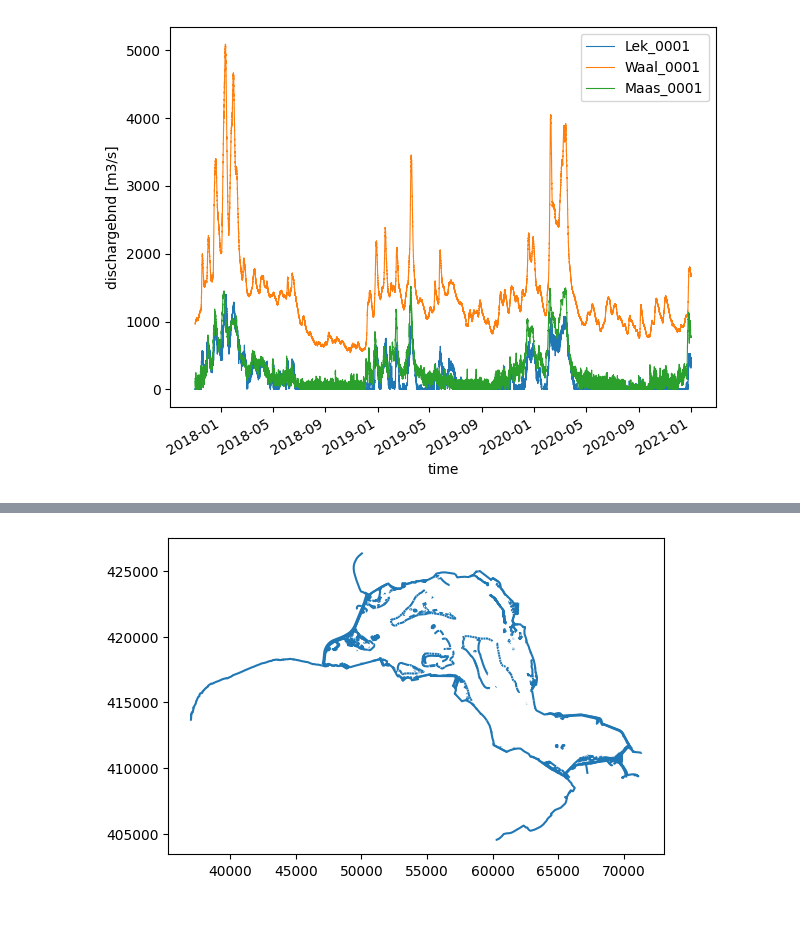
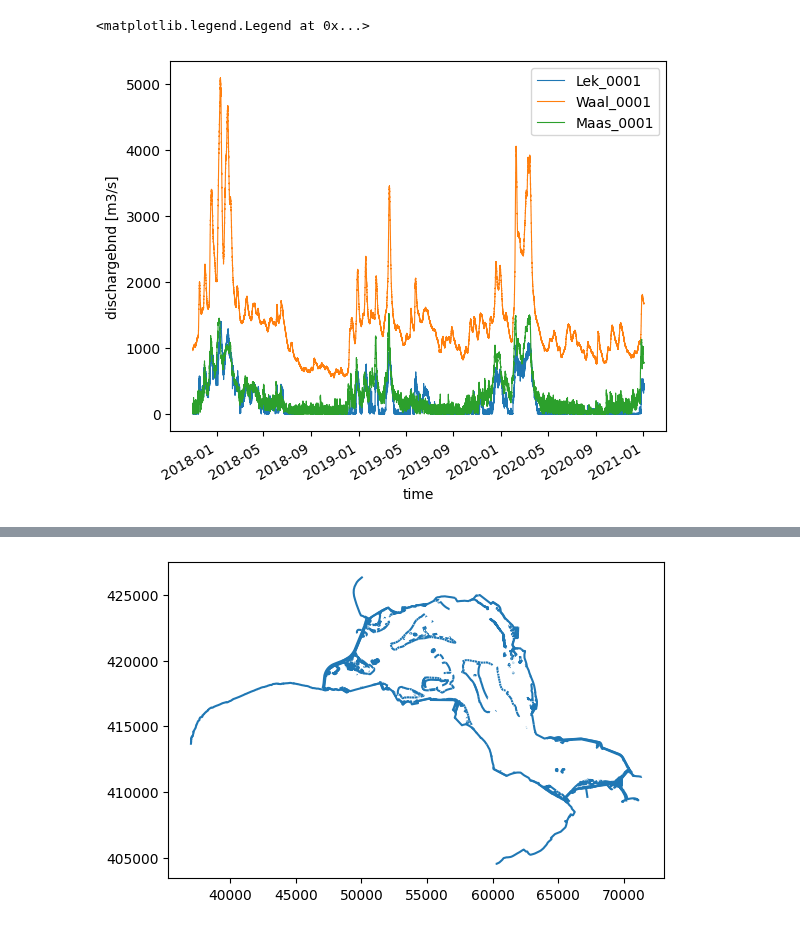
Before and after one commit to Deltares/dfm_tools, a Jupyter notebook: docs/notebooks/preprocessing_example_hydrolib.ipynb, the cells around one changed output, grey strips where cells are left out. Drawn from its saved outputs; the diff is of its cells as text; code cells hidden in the pictures.

```diff
--- a/docs/notebooks/preprocessing_example_hydrolib.ipynb
+++ b/docs/notebooks/preprocessing_example_hydrolib.ipynb
@@ -11,13 +9,13 @@ dir_testinput = r'c:\DATA\dfm_tools_testdata'
 # %%
 #Load .bc-file using HydroLib object ForcingModel.
 file_bc = r'p:\11208053-004-kpp2022-rmm1d2d\C_Work\09_Validatie2018_2020\dflowfm2d-rmm_vzm-j19_6-v2d\boundary_conditions\rmm_rivdis_meas_20171101_20210102_MET.bc'
 forcingmodel_object = hcdfm.ForcingModel(file_bc)
 
 fig, ax = plt.subplots()
 for iFO, forcingobj in enumerate(forcingmodel_object.forcing): #loop over three timeseries in bcfile/ForingModel
     forcing_xr = dfmt.forcinglike_to_Dataset(forcingobj, convertnan=True)
     forcing_xr['dischargebnd'].plot(ax=ax, label=forcing_xr['dischargebnd'].attrs['name'], linewidth=0.8)
 ax.legend(loc=1)
-fig.tight_layout()
 # %% [output]
+<matplotlib.legend.Legend at 0x...>
-[figure, old version]
+[figure, new version]
```
Also changed, not shown: parts of 7 cells of this notebook, 13 other files.
